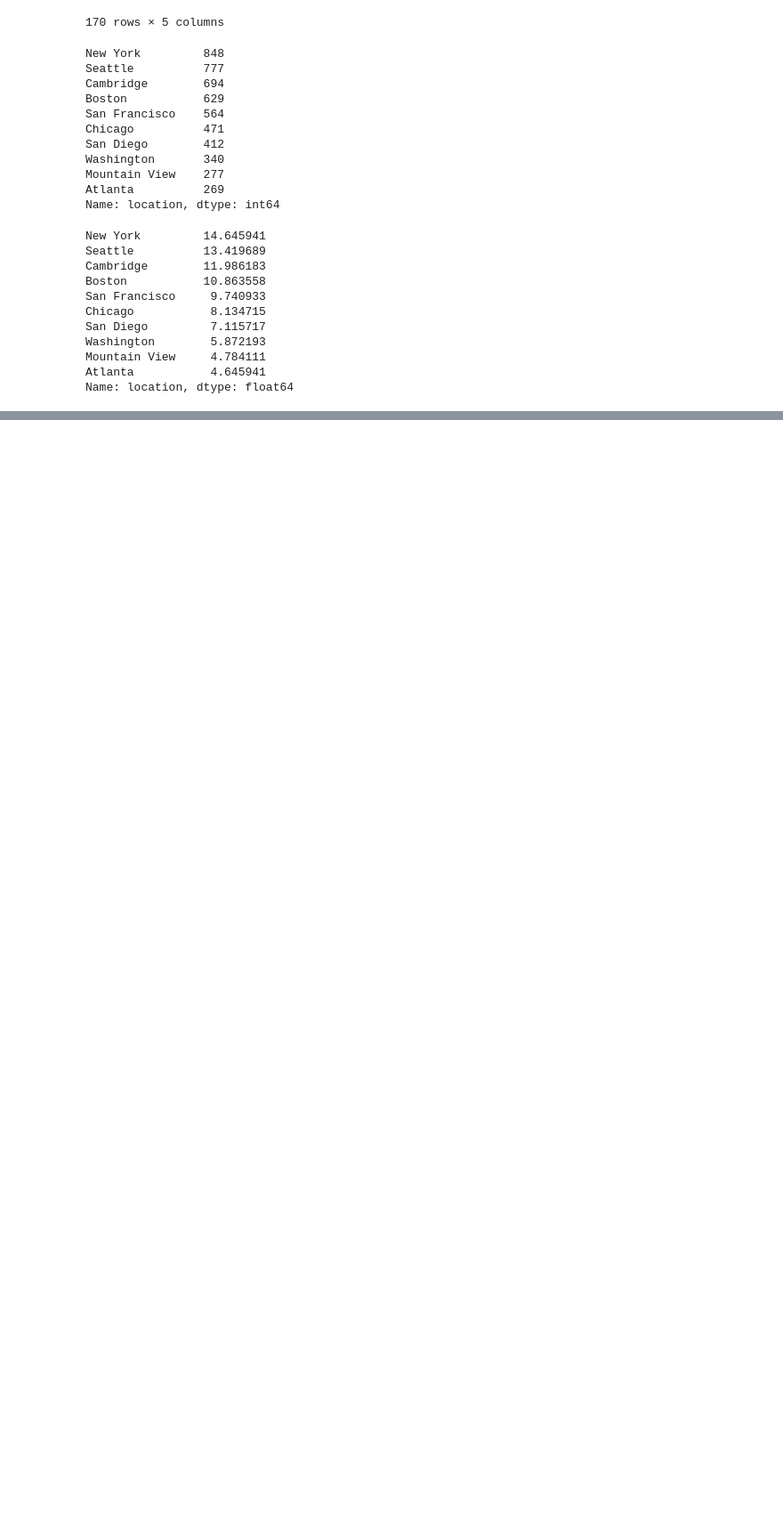
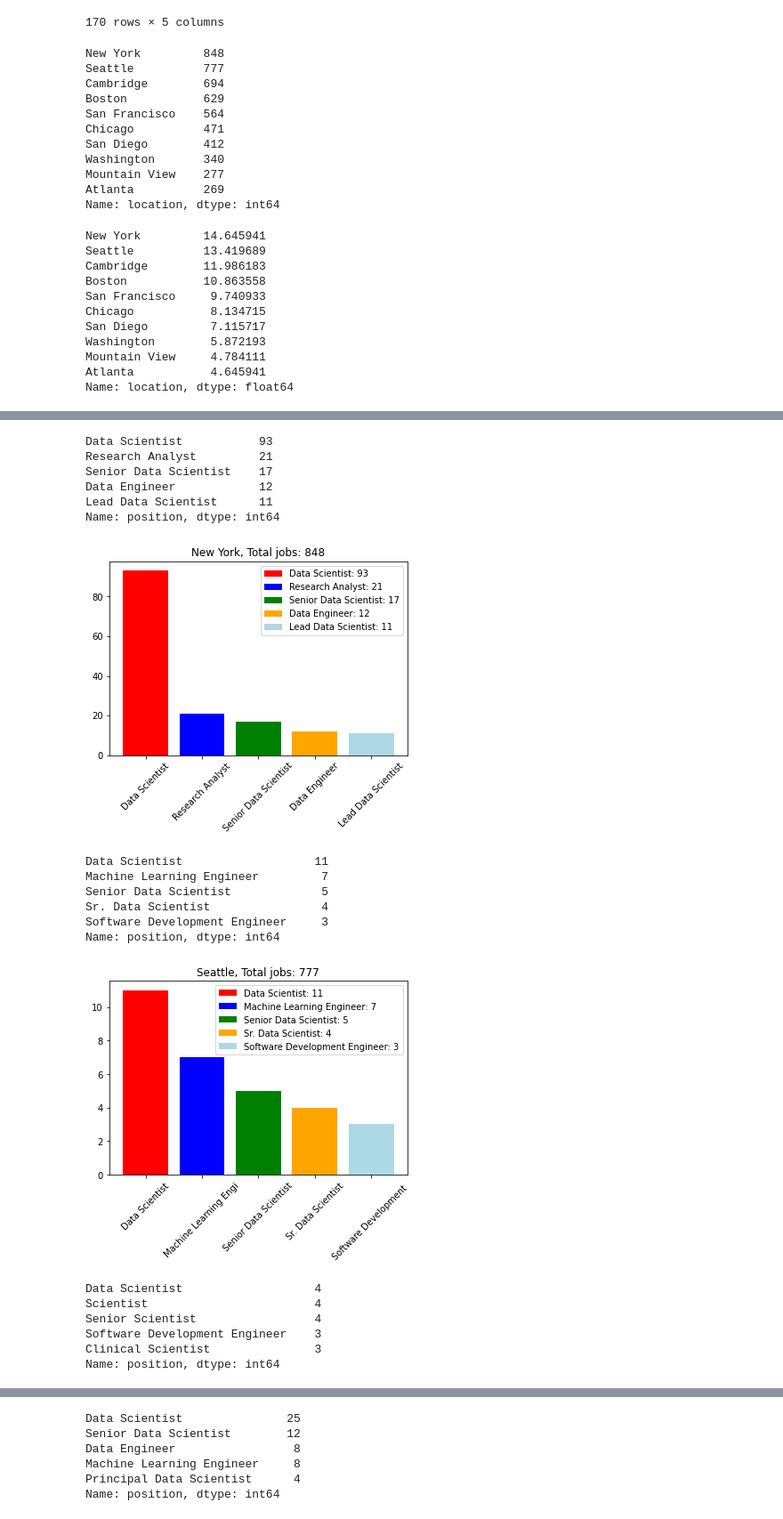
Before and after one commit to DNason1999/ds-job-analysis, a Jupyter notebook: AnalysisNotebook.ipynb, the cells around one changed output, grey strips where cells are left out. Shown at 89% size. Cells and saved outputs as stored; diff of their text form; code cells hidden in the pictures; blank space fills up the shorter version.

```diff
--- a/AnalysisNotebook.ipynb
+++ b/AnalysisNotebook.ipynb
@@ -150,0 +212,44 @@ for name, loc in df_all_location_lat_lon.items():
+# %%
+plots = []
+
+for name in top_10_locs.keys():
+    top_5_positions = df_all.loc[df_all['location']==name]['position'].value_counts()[:5]
+    fig, ax = plt.subplots()
+
+    colors = ['r','b','g','orange','lightblue']
+
+    bars = ax.bar(range(0,5), top_5_positions, color=colors)
+    print(top_5_positions)
+    ax.set_xticks(range(0,5))
+    ax.set_xticklabels([x[:21] for x in top_5_positions.keys()], rotation=45)
+    title = f'{name}, Total jobs: {len(df_all.loc[df_all["location"]==name])}'
+    ax.set_title(title)
+
+    ax.legend(handles=bars, labels=[f'{x}: {top_5_positions[x]}' for x,y in top_5_positions.items()])
+
+    plots.append([fig, ax])
+
+    plt.savefig(f"top_job_by_city/{name}.jpg")
+
+    plt.show()
+# %% [output]
+Data Scientist           93
+Research Analyst         21
+Senior Data Scientist    17
+Data Engineer            12
+Lead Data Scientist      11
+Name: position, dtype: int64
+[figure, added]
+Data Scientist                   11
+Machine Learning Engineer         7
+Senior Data Scientist             5
+Sr. Data Scientist                4
+Software Development Engineer     3
+Name: position, dtype: int64
+[figure, added]
+Data Scientist                   4
+Scientist                        4
+Senior Scientist                 4
+Software Development Engineer    3
+Clinical Scientist               3
+Name: position, dtype: int64
@@ -150,0 +257,6 @@ for name, loc in df_all_location_lat_lon.items():
+Data Scientist               25
+Senior Data Scientist        12
+Data Engineer                 8
+Machine Learning Engineer     8
+Principal Data Scientist      4
+Name: position, dtype: int64
```
Also changed, not shown: parts of 6 cells of this notebook.
